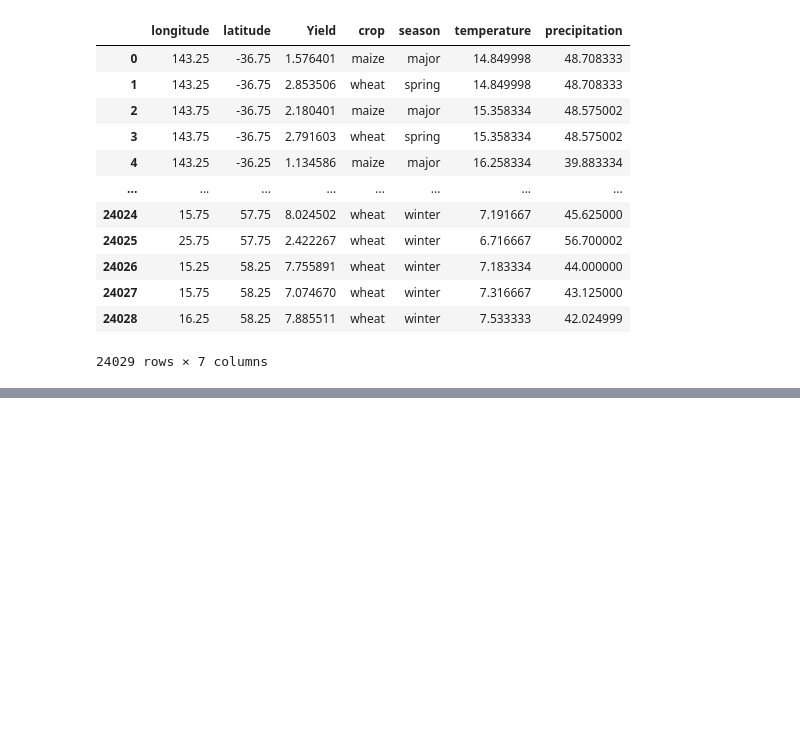
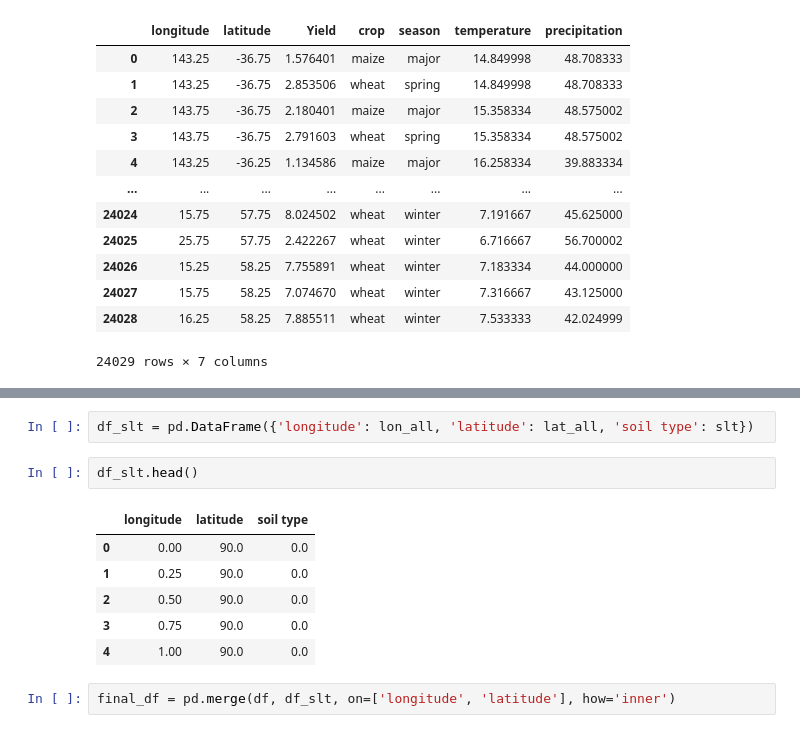
Before and after one commit to vbhavsar16/CropCatalyst, a Jupyter notebook: Data_handling.ipynb, the cells around one changed output, grey strips where cells are left out. Drawn from its saved outputs; the diff is of its cells as text; blank space fills up the shorter version.

```diff
--- a/Data_handling.ipynb
+++ b/Data_handling.ipynb
@@ -298,0 +332,13 @@ final_df
+# %%
+df_slt = pd.DataFrame({'longitude': lon_all, 'latitude': lat_all, 'soil type': slt})
+# %%
+df_slt.head()
+# %% [output]
+|  | longitude | latitude | soil type |
+| 0 | 0.00 | 90.0 | 0.0 |
+| 1 | 0.25 | 90.0 | 0.0 |
+| 2 | 0.50 | 90.0 | 0.0 |
+| 3 | 0.75 | 90.0 | 0.0 |
+| 4 | 1.00 | 90.0 | 0.0 |
+# %%
+final_df = pd.merge(df, df_slt, on=['longitude', 'latitude'], how='inner')
```
Also changed, not shown: parts of 10 cells of this notebook, 2 other files.
